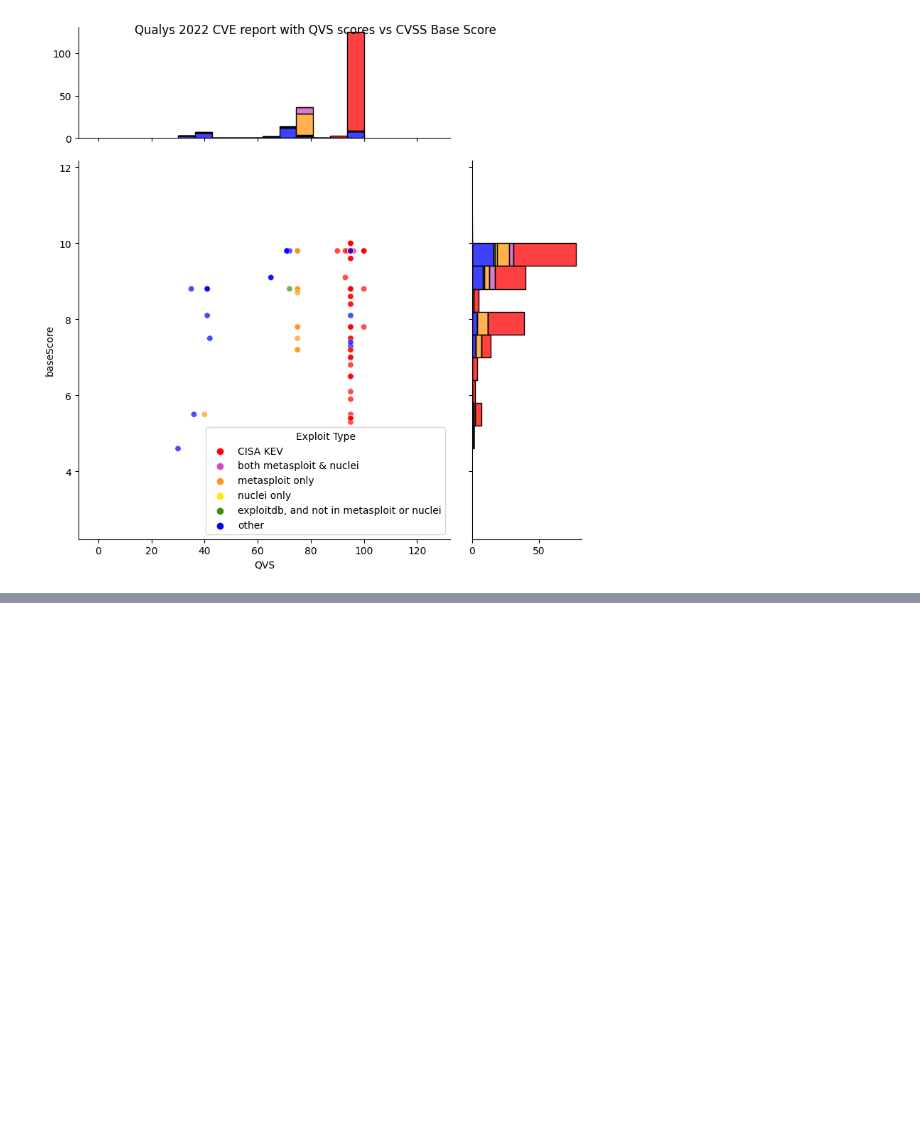
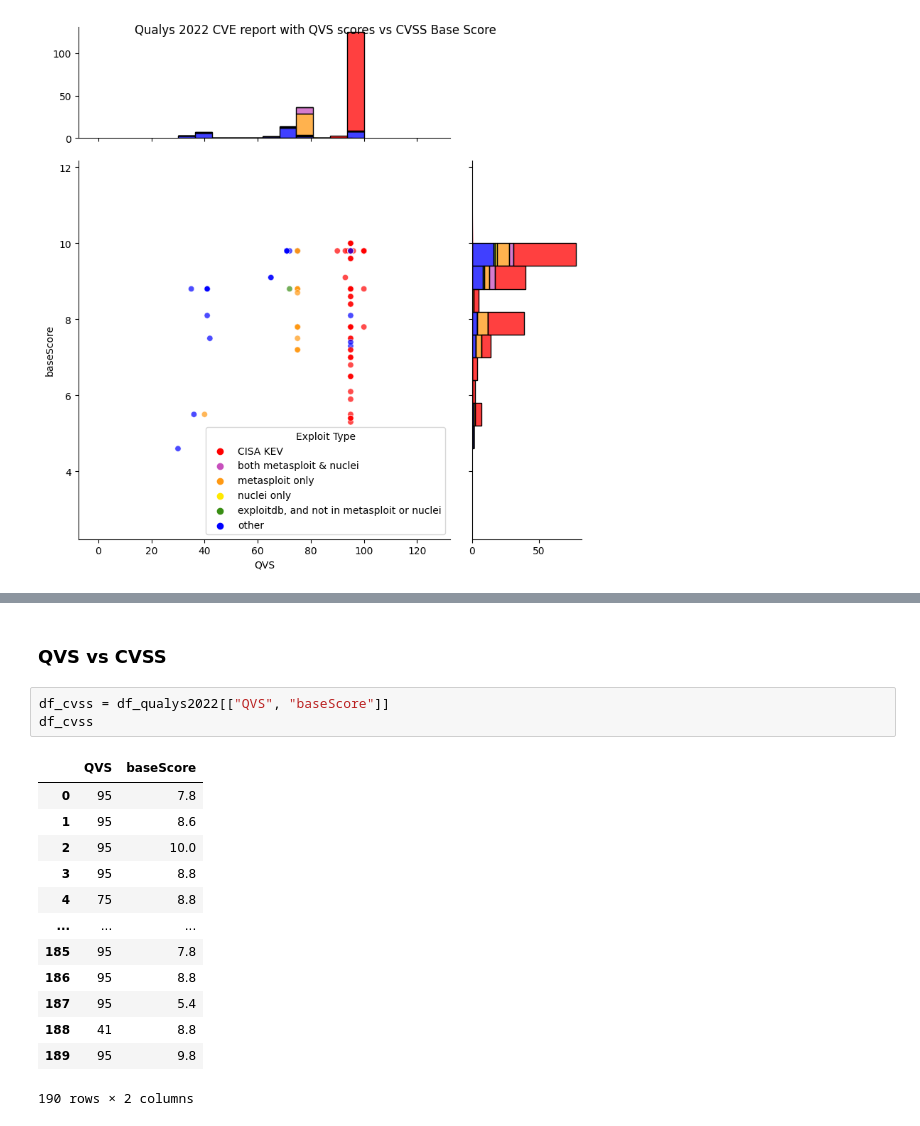
Before and after one commit to RiskBasedPrioritization/RiskBasedPrioritizationAnalysis, a Jupyter notebook: analysis/qualys.ipynb, the cells around one changed output, grey strips where cells are left out. Cells and saved outputs as stored; diff of their text form; blank space fills up the shorter version.

```diff
--- a/analysis/qualys.ipynb
+++ b/analysis/qualys.ipynb
@@ -82,0 +112,19 @@ Text(0.5, 0.98, 'Qualys 2022 CVE report with QVS scores vs CVSS Base Score')
+# %% [markdown]
+### QVS vs CVSS
+# %%
+df_cvss = df_qualys2022[["QVS", "baseScore"]]
+df_cvss
+# %% [output]
+|  | QVS | baseScore |
+| 0 | 95 | 7.8 |
+| 1 | 95 | 8.6 |
+| 2 | 95 | 10.0 |
+| 3 | 95 | 8.8 |
+| 4 | 75 | 8.8 |
+| ... | ... | ... |
+| 185 | 95 | 7.8 |
+| 186 | 95 | 8.8 |
+| 187 | 95 | 5.4 |
+| 188 | 41 | 8.8 |
+| 189 | 95 | 9.8 |
+190 rows × 2 columns
```
Also changed, not shown: parts of 11 cells of this notebook.
